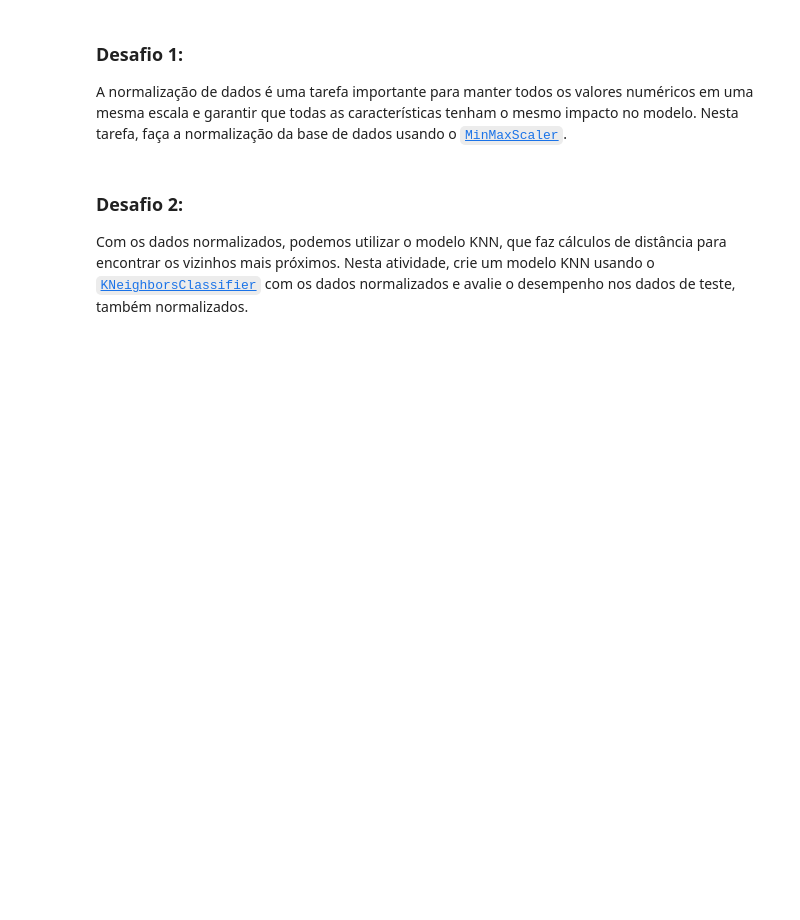
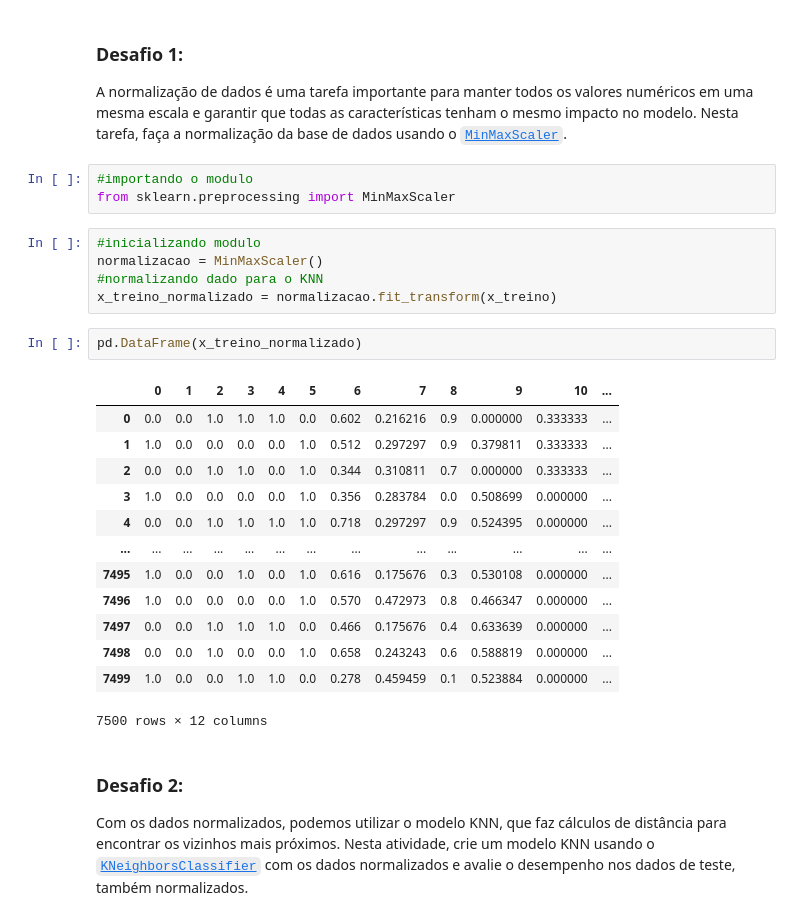
Before and after one commit to joaodamasio/Classificacao-ML, a Jupyter notebook: desafio.ipynb, the cells around one changed output. Drawn from its saved outputs; the diff is of its cells as text; blank space fills up the shorter version.

```diff
--- a/desafio.ipynb
+++ b/desafio.ipynb
@@ -201,6 +201,30 @@ plot_tree(arvore, filled=True, class_names=['nao','sim'],fontsize= 5);
 ### Desafio 1:
 
 A normalização de dados é uma tarefa importante para manter todos os valores numéricos em uma mesma escala e garantir que todas as características tenham o mesmo impacto no modelo. Nesta tarefa, faça a normalização da base de dados usando o [`MinMaxScaler`](https://scikit-learn.org/stable/modules/generated/sklearn.preprocessing.MinMaxScaler.html).
+# %%
+#importando o modulo
+from sklearn.preprocessing import MinMaxScaler
+# %%
+#inicializando modulo
+normalizacao = MinMaxScaler()
+#normalizando dado para o KNN
+x_treino_normalizado = normalizacao.fit_transform(x_treino)
+# %%
+pd.DataFrame(x_treino_normalizado)
+# %% [output]
+|  | 0 | 1 | 2 | 3 | 4 | 5 | 6 | 7 | 8 | 9 | 10 | ... |
+| 0 | 0.0 | 0.0 | 1.0 | 1.0 | 1.0 | 0.0 | 0.602 | 0.216216 | 0.9 | 0.000000 | 0.333333 | ... |
+| 1 | 1.0 | 0.0 | 0.0 | 0.0 | 0.0 | 1.0 | 0.512 | 0.297297 | 0.9 | 0.379811 | 0.333333 | ... |
+| 2 | 0.0 | 0.0 | 1.0 | 1.0 | 0.0 | 1.0 | 0.344 | 0.310811 | 0.7 | 0.000000 | 0.333333 | ... |
+| 3 | 1.0 | 0.0 | 0.0 | 0.0 | 0.0 | 1.0 | 0.356 | 0.283784 | 0.0 | 0.508699 | 0.000000 | ... |
+| 4 | 0.0 | 0.0 | 1.0 | 1.0 | 1.0 | 1.0 | 0.718 | 0.297297 | 0.9 | 0.524395 | 0.000000 | ... |
+| ... | ... | ... | ... | ... | ... | ... | ... | ... | ... | ... | ... | ... |
+| 7495 | 1.0 | 0.0 | 0.0 | 1.0 | 0.0 | 1.0 | 0.616 | 0.175676 | 0.3 | 0.530108 | 0.000000 | ... |
+| 7496 | 1.0 | 0.0 | 0.0 | 0.0 | 0.0 | 1.0 | 0.570 | 0.472973 | 0.8 | 0.466347 | 0.000000 | ... |
+| 7497 | 0.0 | 0.0 | 1.0 | 1.0 | 1.0 | 0.0 | 0.466 | 0.175676 | 0.4 | 0.633639 | 0.000000 | ... |
+| 7498 | 0.0 | 0.0 | 1.0 | 0.0 | 0.0 | 1.0 | 0.658 | 0.243243 | 0.6 | 0.588819 | 0.000000 | ... |
+| 7499 | 1.0 | 0.0 | 0.0 | 1.0 | 1.0 | 0.0 | 0.278 | 0.459459 | 0.1 | 0.523884 | 0.000000 | ... |
+7500 rows × 12 columns
 # %% [markdown]
 ### Desafio 2:
 
```
Also changed, not shown: parts of 10 cells of this notebook, 3 other files.
